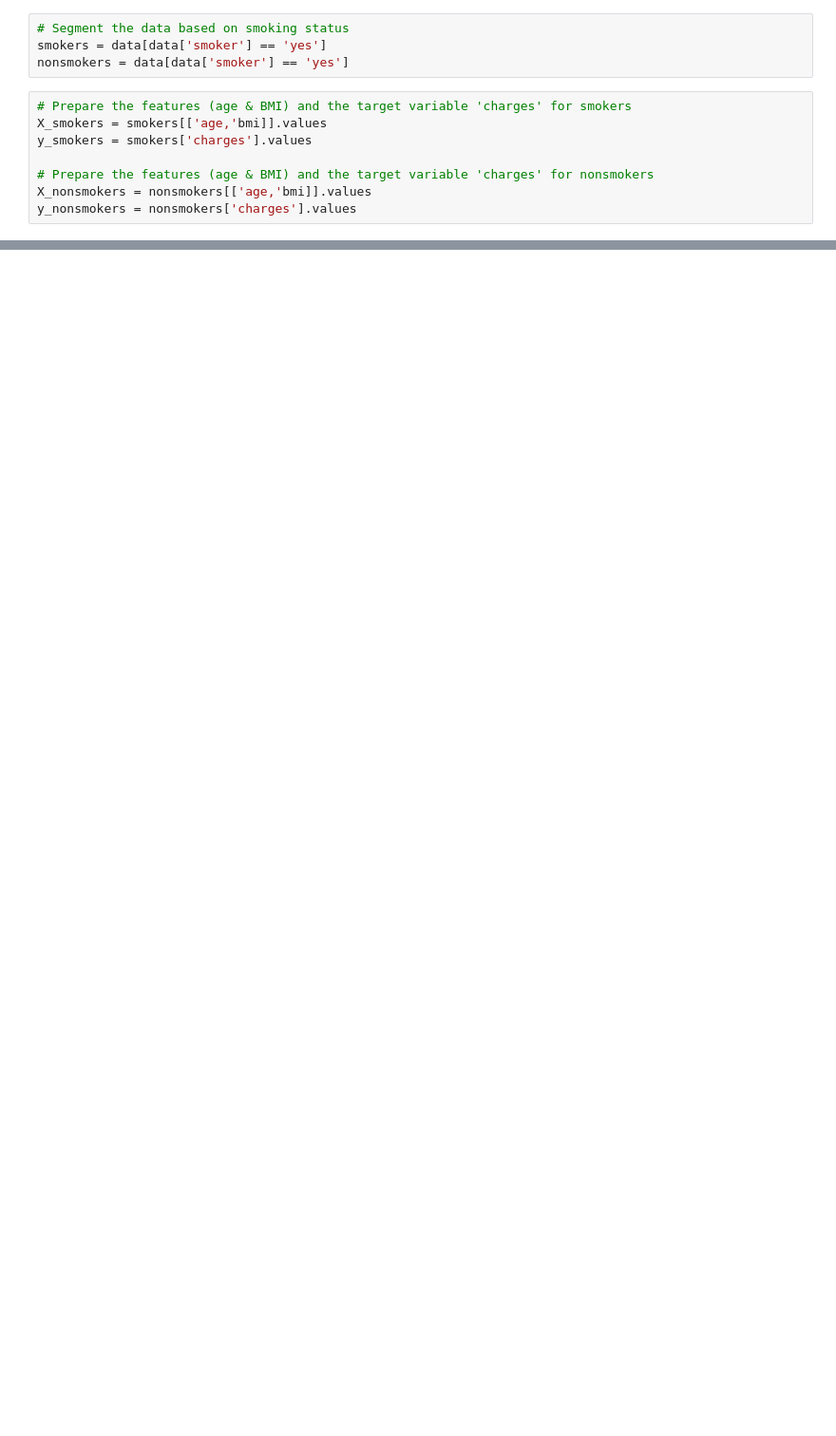
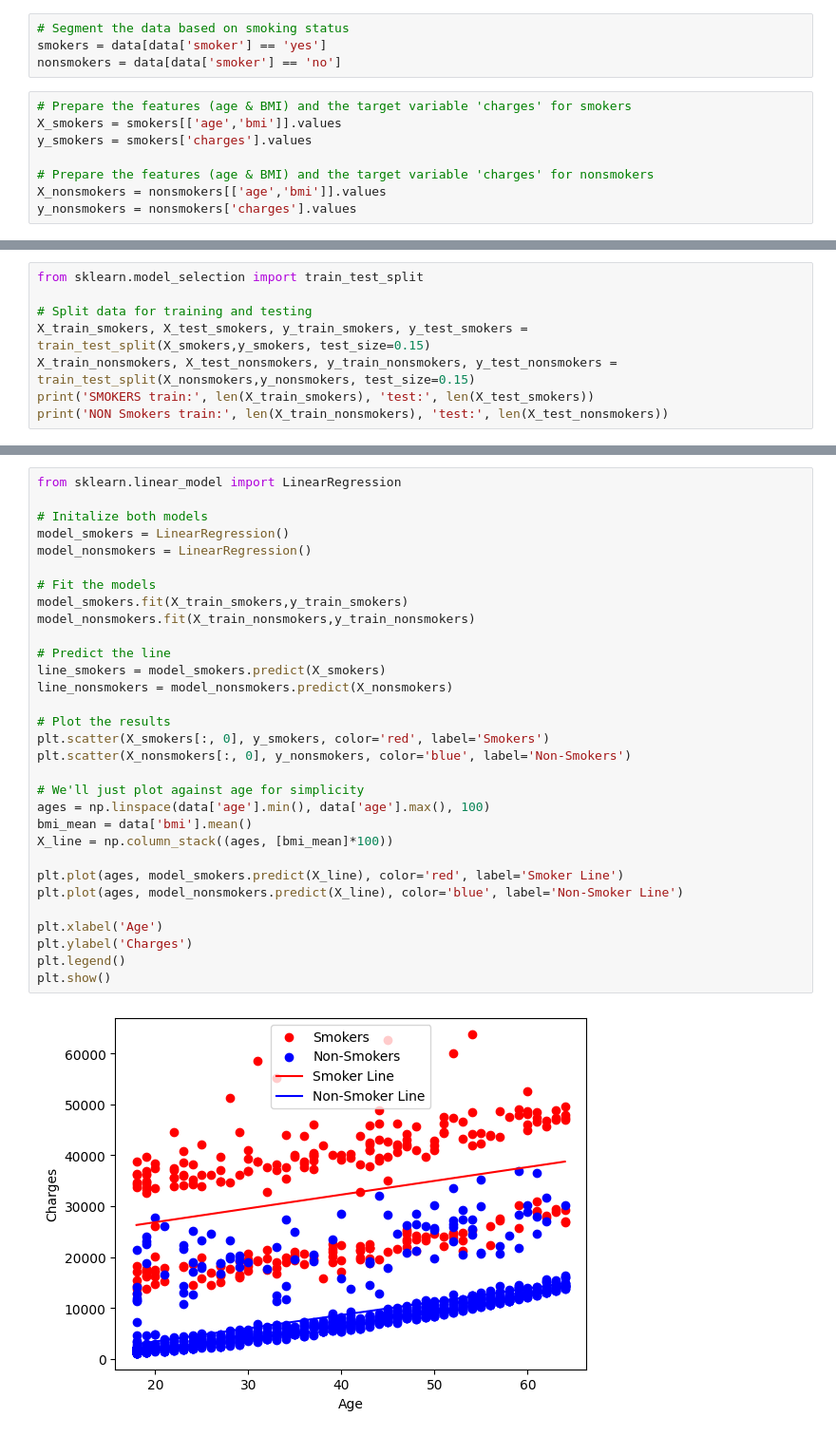
Before and after one commit to dkanh6/CMP_SC-7540-Neural-Models, a Jupyter notebook: scikit_learn_again.ipynb, the cells around one changed output, grey strips where cells are left out. Shown: that part at 95% size. Saved outputs shown, nothing was run; the diff lists cells and outputs as text; blank space fills up the shorter version.

```diff
--- a/scikit_learn_again.ipynb
+++ b/scikit_learn_again.ipynb
@@ -57,12 +26,12 @@ plt.gca().spines[['top', 'right',]].set_visible(False)
 # %%
 # Segment the data based on smoking status
 smokers = data[data['smoker'] == 'yes']
-nonsmokers = data[data['smoker'] == 'yes']
+nonsmokers = data[data['smoker'] == 'no']
 # %%
 # Prepare the features (age & BMI) and the target variable 'charges' for smokers
-X_smokers = smokers[['age,'bmi]].values
+X_smokers = smokers[['age','bmi']].values
 y_smokers = smokers['charges'].values
 
 # Prepare the features (age & BMI) and the target variable 'charges' for nonsmokers
-X_nonsmokers = nonsmokers[['age,'bmi]].values
+X_nonsmokers = nonsmokers[['age','bmi']].values
 y_nonsmokers = nonsmokers['charges'].values
@@ -105,0 +38,8 @@ Coefficient of determination: 0.008003581951528838
+# %%
+from sklearn.model_selection import train_test_split
+
+# Split data for training and testing
+X_train_smokers, X_test_smokers, y_train_smokers, y_test_smokers = train_test_split(X_smokers,y_smokers, test_size=0.15)
+X_train_nonsmokers, X_test_nonsmokers, y_train_nonsmokers, y_test_nonsmokers = train_test_split(X_nonsmokers,y_nonsmokers, test_size=0.15)
+print('SMOKERS train:', len(X_train_smokers), 'test:', len(X_test_smokers))
+print('NON Smokers train:', len(X_train_nonsmokers), 'test:', len(X_test_nonsmokers))
@@ -105,0 +49,33 @@ Coefficient of determination: 0.008003581951528838
+# %%
+from sklearn.linear_model import LinearRegression
+
+# Initalize both models
+model_smokers = LinearRegression()
+model_nonsmokers = LinearRegression()
+
+# Fit the models
+model_smokers.fit(X_train_smokers,y_train_smokers)
+model_nonsmokers.fit(X_train_nonsmokers,y_train_nonsmokers)
+
+# Predict the line
+line_smokers = model_smokers.predict(X_smokers)
+line_nonsmokers = model_nonsmokers.predict(X_nonsmokers)
+
+# Plot the results
+plt.scatter(X_smokers[:, 0], y_smokers, color='red', label='Smokers')
+plt.scatter(X_nonsmokers[:, 0], y_nonsmokers, color='blue', label='Non-Smokers')
+
+# We'll just plot against age for simplicity
+ages = np.linspace(data['age'].min(), data['age'].max(), 100)
+bmi_mean = data['bmi'].mean()
+X_line = np.column_stack((ages, [bmi_mean]*100))
+
+plt.plot(ages, model_smokers.predict(X_line), color='red', label='Smoker Line')
+plt.plot(ages, model_nonsmokers.predict(X_line), color='blue', label='Non-Smoker Line')
+
+plt.xlabel('Age')
+plt.ylabel('Charges')
+plt.legend()
+plt.show()
+# %% [output]
+[figure, added]
```
Also changed, not shown: parts of 4 cells of this notebook.
